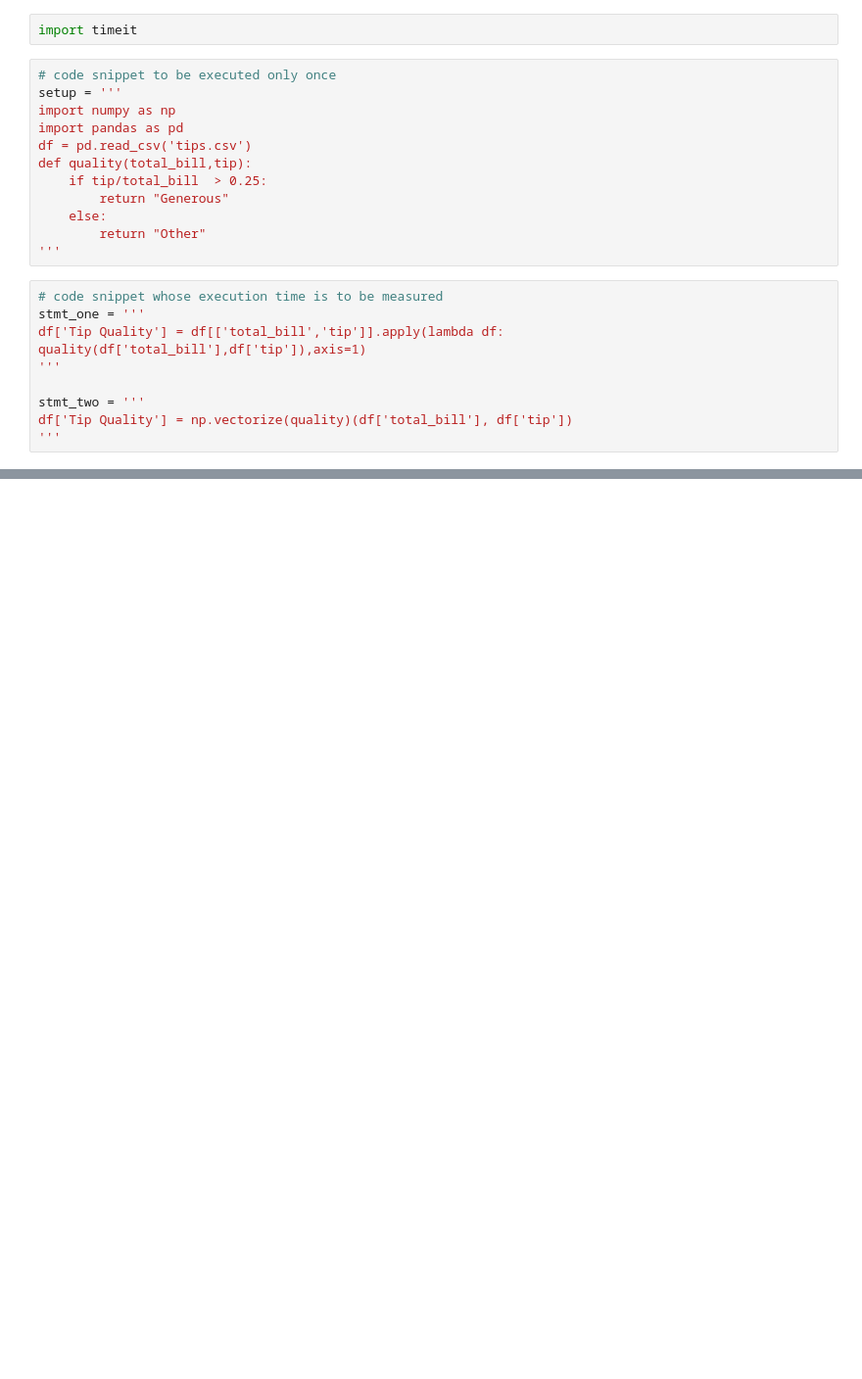
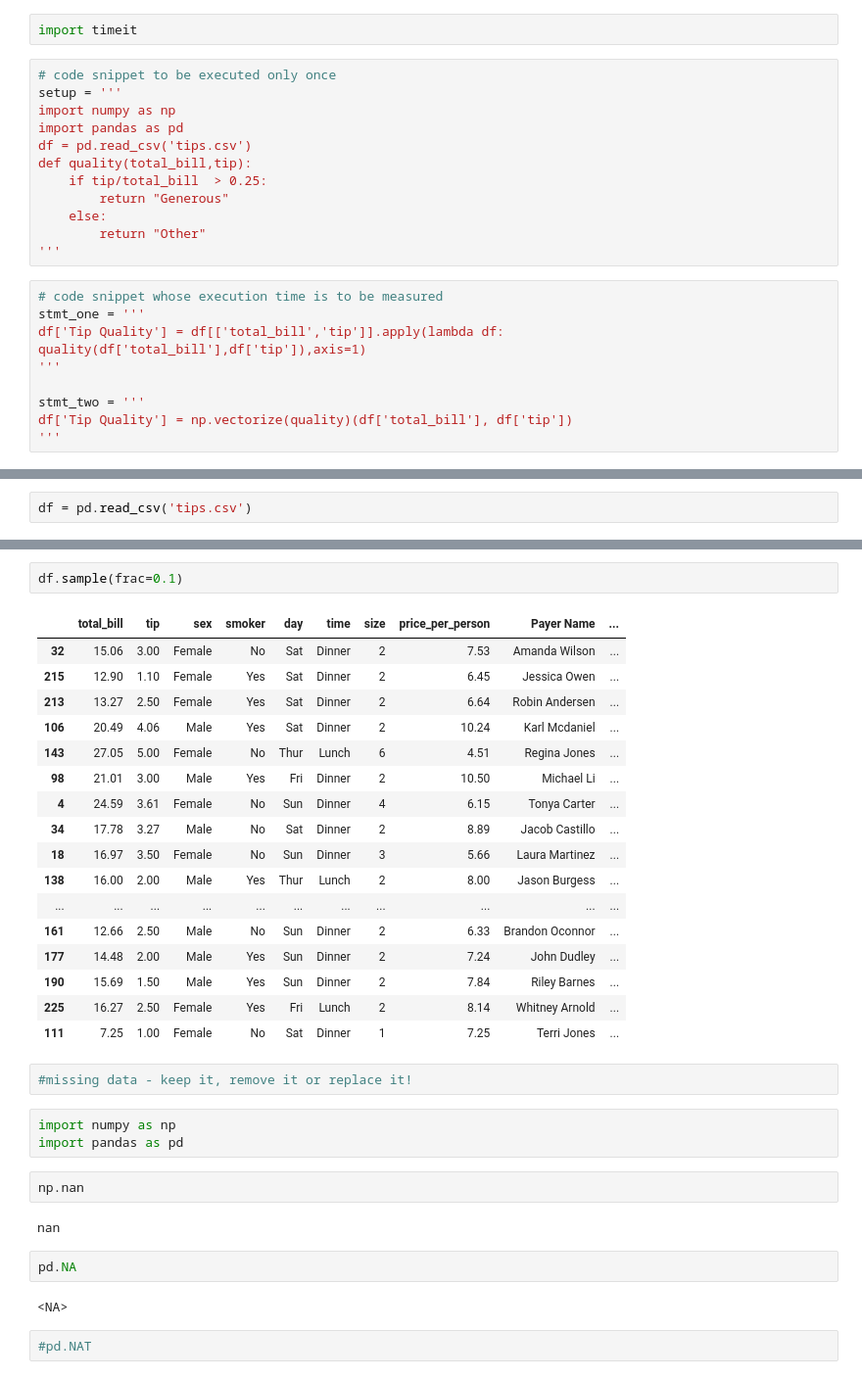
Before and after one commit to ddrightnow/Machine-Learning-Projects, a Jupyter notebook: Python Data Science and Machine Learning/Setup and Environments/03-Pandas/Data Science and Machine Learning Workbook.ipynb, the cells around one changed output, grey strips where cells are left out. Shown at 98% size. Saved outputs shown, nothing was run; the diff lists cells and outputs as text; blank space fills up the shorter version.

```diff
--- a/Python Data Science and Machine Learning/Setup and Environments/03-Pandas/Data Science and Machine Learning Workbook.ipynb
+++ b/Python Data Science and Machine Learning/Setup and Environments/03-Pandas/Data Science and Machine Learning Workbook.ipynb
@@ -999,0 +1000,2 @@ timeit.timeit(setup = setup,stmt=stmt_two,number = 1000)
+# %%
+df = pd.read_csv('tips.csv')
@@ -999,0 +1274,35 @@ timeit.timeit(setup = setup,stmt=stmt_two,number = 1000)
+# %%
+df.sample(frac=0.1)
+# %% [output]
+|  | total_bill | tip | sex | smoker | day | time | size | price_per_person | Payer Name | ... |
+| 32 | 15.06 | 3.00 | Female | No | Sat | Dinner | 2 | 7.53 | Amanda Wilson | ... |
+| 215 | 12.90 | 1.10 | Female | Yes | Sat | Dinner | 2 | 6.45 | Jessica Owen | ... |
+| 213 | 13.27 | 2.50 | Female | Yes | Sat | Dinner | 2 | 6.64 | Robin Andersen | ... |
+| 106 | 20.49 | 4.06 | Male | Yes | Sat | Dinner | 2 | 10.24 | Karl Mcdaniel | ... |
+| 143 | 27.05 | 5.00 | Female | No | Thur | Lunch | 6 | 4.51 | Regina Jones | ... |
+| 98 | 21.01 | 3.00 | Male | Yes | Fri | Dinner | 2 | 10.50 | Michael Li | ... |
+| 4 | 24.59 | 3.61 | Female | No | Sun | Dinner | 4 | 6.15 | Tonya Carter | ... |
+| 34 | 17.78 | 3.27 | Male | No | Sat | Dinner | 2 | 8.89 | Jacob Castillo | ... |
+| 18 | 16.97 | 3.50 | Female | No | Sun | Dinner | 3 | 5.66 | Laura Martinez | ... |
+| 138 | 16.00 | 2.00 | Male | Yes | Thur | Lunch | 2 | 8.00 | Jason Burgess | ... |
+| ... | ... | ... | ... | ... | ... | ... | ... | ... | ... | ... |
+| 161 | 12.66 | 2.50 | Male | No | Sun | Dinner | 2 | 6.33 | Brandon Oconnor | ... |
+| 177 | 14.48 | 2.00 | Male | Yes | Sun | Dinner | 2 | 7.24 | John Dudley | ... |
+| 190 | 15.69 | 1.50 | Male | Yes | Sun | Dinner | 2 | 7.84 | Riley Barnes | ... |
+| 225 | 16.27 | 2.50 | Female | Yes | Fri | Lunch | 2 | 8.14 | Whitney Arnold | ... |
+| 111 | 7.25 | 1.00 | Female | No | Sat | Dinner | 1 | 7.25 | Terri Jones | ... |
+# %%
+#missing data - keep it, remove it or replace it!
+# %%
+import numpy as np
+import pandas as pd
+# %%
+np.nan
+# %% [output]
+nan
+# %%
+pd.NA
+# %% [output]
+<NA>
+# %%
+#pd.NAT
```
Also changed, not shown: parts of 68 cells of this notebook.
